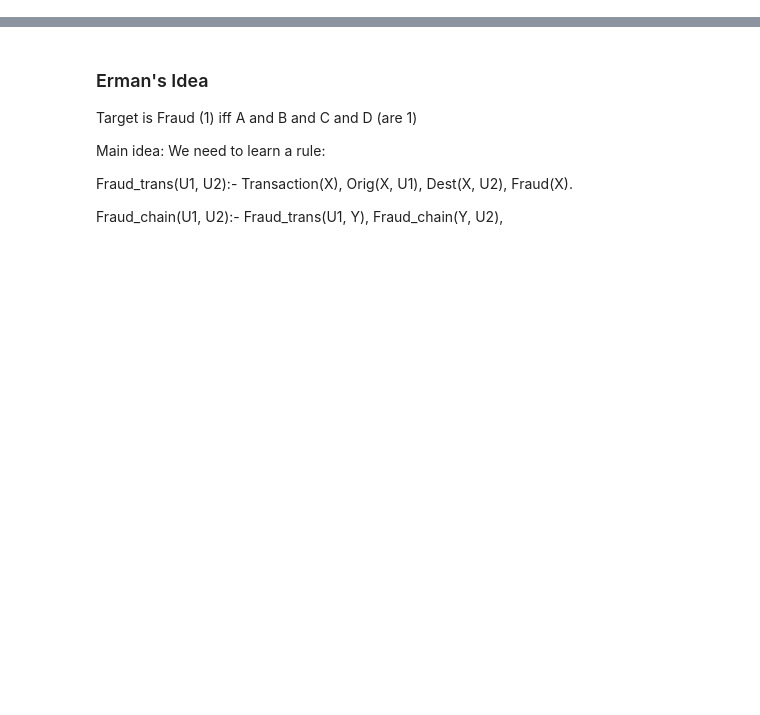
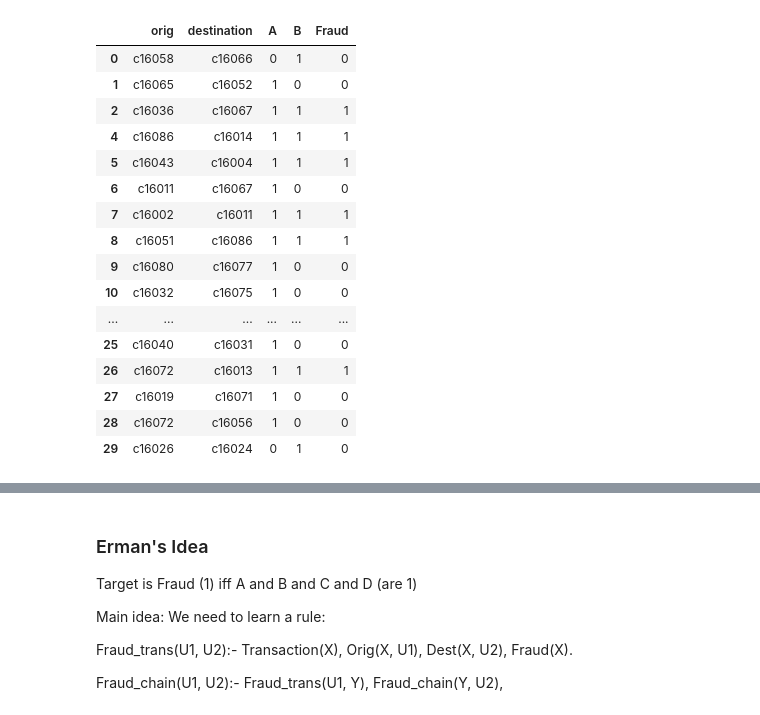
Before and after one commit to wolfbrr/ThesisDS, a Jupyter notebook: create_chain_fraud_no_merchants.ipynb, the cells around one changed output, grey strips where cells are left out. Drawn from its saved outputs; the diff is of its cells as text; code cells hidden in the pictures; blank space fills up the shorter version.

```diff
--- a/create_chain_fraud_no_merchants.ipynb
+++ b/create_chain_fraud_no_merchants.ipynb
@@ -18 +23,21 @@ df = pd.DataFrame({'orig':np.random.choice(customer, size=N), 'destination':np.r
+# %%
+df
+# %% [output]
+|  | orig | destination | A | B | Fraud |
+| 0 | c16058 | c16066 | 0 | 1 | 0 |
+| 1 | c16065 | c16052 | 1 | 0 | 0 |
+| 2 | c16036 | c16067 | 1 | 1 | 1 |
+| 4 | c16086 | c16014 | 1 | 1 | 1 |
+| 5 | c16043 | c16004 | 1 | 1 | 1 |
+| 6 | c16011 | c16067 | 1 | 0 | 0 |
+| 7 | c16002 | c16011 | 1 | 1 | 1 |
+| 8 | c16051 | c16086 | 1 | 1 | 1 |
+| 9 | c16080 | c16077 | 1 | 0 | 0 |
+| 10 | c16032 | c16075 | 1 | 0 | 0 |
+| ... | ... | ... | ... | ... | ... |
+| 25 | c16040 | c16031 | 1 | 0 | 0 |
+| 26 | c16072 | c16013 | 1 | 1 | 1 |
+| 27 | c16019 | c16071 | 1 | 0 | 0 |
+| 28 | c16072 | c16056 | 1 | 0 | 0 |
+| 29 | c16026 | c16024 | 0 | 1 | 0 |
 # %%
```
Also changed, not shown: parts of 10 cells of this notebook, 6 other files.
